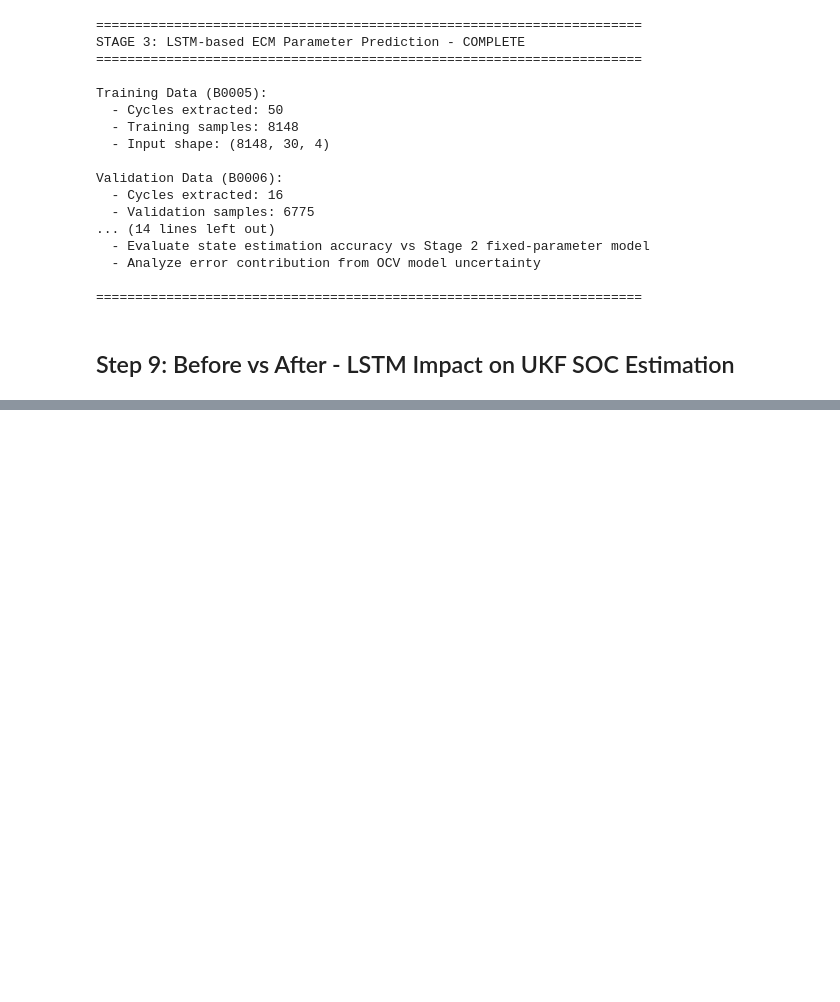
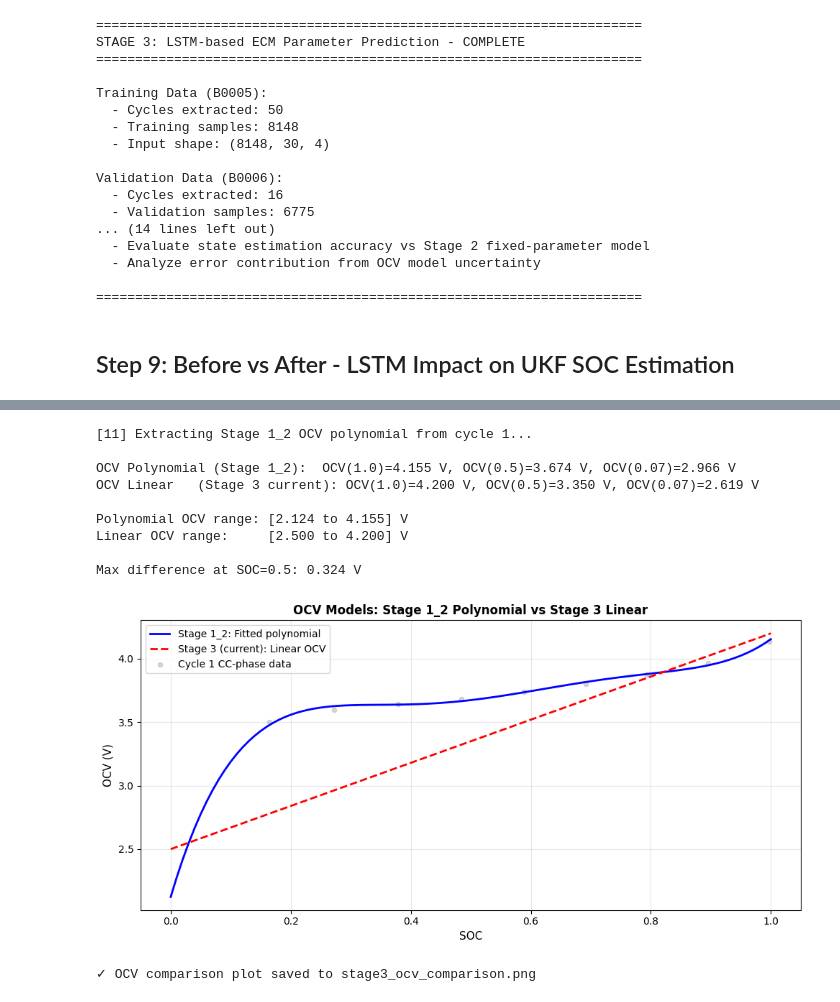
Before and after one commit to SendCodePlz/Team-Imperium, a Jupyter notebook: stage3_lstm_ecm.ipynb, the cells around one changed output, grey strips where cells are left out. Drawn from its saved outputs; the diff is of its cells as text; code cells hidden in the pictures; blank space fills up the shorter version.

Commit message:
OCV Model Check

```diff
--- a/stage3_lstm_ecm.ipynb
+++ b/stage3_lstm_ecm.ipynb
@@ -801,0 +808,78 @@ UKF Performance (SOC=0.85 + 10 mA bias):
+# %%
+# Extract Stage 1_2 OCV polynomial from cycle 1
+print('[11] Extracting Stage 1_2 OCV polynomial from cycle 1...\n')
+
+# Load cycle 1 of B0005
+meta_b0005_all = discharge_metadata('B0005')
+cycle_1_row = meta_b0005_all.iloc[0]
+cycle_1_data = load_cycle('B0005', cycle_1_row['filename'])
+
+# Find active discharge phase
+active_end_1, _ = find_relaxation_segment(cycle_1_data)
+
+# Extract active discharge
+active_cycle_1 = cycle_1_data.iloc[:active_end_1 + 1].copy()
+
+# Get true SOC and voltage
+t_c1 = active_cycle_1['Time'].values
+i_c1 = active_cycle_1['Current_measured'].values
+v_c1 = active_cycle_1['Voltage_measured'].values
+soc_c1_truth = coulomb_count(t_c1, i_c1, soc_init=1.0, q_ah=Q_NOMINAL_AH)
+
+# Extract OCV from discharge using RC model: OCV = V - I*(R0+R1)
+R0_fixed = 0.0110
+R1_fixed = 0.0703
+
+mask_active = i_c1 < -1.0  # Only CC region (strong discharge)
+soc_pts = soc_c1_truth[mask_active]
+ocv_pts = v_c1[mask_active] - i_c1[mask_active] * (R0_fixed + R1_fixed)
+
+# Fit 5th-order polynomial (same as Stage 1_2)
+OCV_COEF_POLY = np.polyfit(soc_pts, ocv_pts, deg=5)
+
+def ocv_polynomial(soc):
+    return np.polyval(OCV_COEF_POLY, np.clip(soc, 0.0, 1.0))
+
+# Linear OCV for comparison
+def ocv_linear(soc):
+    return 2.5 + soc * 1.7
+
+# Compare OCV curves
+soc_grid = np.linspace(0, 1, 101)
+ocv_poly_vals = ocv_polynomial(soc_grid)
+ocv_lin_vals = ocv_linear(soc_grid)
+
+print(f'OCV Polynomial (Stage 1_2):  OCV(1.0)={ocv_polynomial(1.0):.3f} V, '
+      f'OCV(0.5)={ocv_polynomial(0.5):.3f} V, OCV(0.07)={ocv_polynomial(0.07):.3f} V')
+print(f'OCV Linear   (Stage 3 current): OCV(1.0)={ocv_linear(1.0):.3f} V, '
+      f'OCV(0.5)={ocv_linear(0.5):.3f} V, OCV(0.07)={ocv_linear(0.07):.3f} V')
+print(f'\nPolynomial OCV range: [{ocv_polynomial(0):.3f} to {ocv_polynomial(1.0):.3f}] V')
+print(f'Linear OCV range:     [{ocv_linear(0):.3f} to {ocv_linear(1.0):.3f}] V')
+print(f'\nMax difference at SOC=0.5: {abs(ocv_polynomial(0.5) - ocv_linear(0.5)):.3f} V')
+
+# Plot comparison
+fig, ax = plt.subplots(figsize=(10, 5))
+ax.plot(soc_grid, ocv_poly_vals, 'b-', linewidth=2, label='Stage 1_2: Fitted polynomial')
+ax.plot(soc_grid, ocv_lin_vals, 'r--', linewidth=2, label='Stage 3 (current): Linear OCV')
+ax.scatter(soc_pts[::20], ocv_pts[::20], s=20, alpha=0.3, color='gray', label='Cycle 1 CC-phase data')
+ax.set_xlabel('SOC', fontsize=11)
+ax.set_ylabel('OCV (V)', fontsize=11)
+ax.set_title('OCV Models: Stage 1_2 Polynomial vs Stage 3 Linear', fontsize=12, fontweight='bold')
+ax.legend(fontsize=10)
+ax.grid(True, alpha=0.3)
+plt.tight_layout()
+plt.savefig('stage3_ocv_comparison.png', dpi=150, bbox_inches='tight')
+plt.show()
+print('\n✓ OCV comparison plot saved to stage3_ocv_comparison.png')
+# %% [output]
+[11] Extracting Stage 1_2 OCV polynomial from cycle 1...
+
+OCV Polynomial (Stage 1_2):  OCV(1.0)=4.155 V, OCV(0.5)=3.674 V, OCV(0.07)=2.966 V
+OCV Linear   (Stage 3 current): OCV(1.0)=4.200 V, OCV(0.5)=3.350 V, OCV(0.07)=2.619 V
+
+Polynomial OCV range: [2.124 to 4.155] V
+Linear OCV range:     [2.500 to 4.200] V
+
+Max difference at SOC=0.5: 0.324 V
+[figure, added]
+✓ OCV comparison plot saved to stage3_ocv_comparison.png
```
Also changed, not shown: parts of 9 cells of this notebook, 3 other files.
